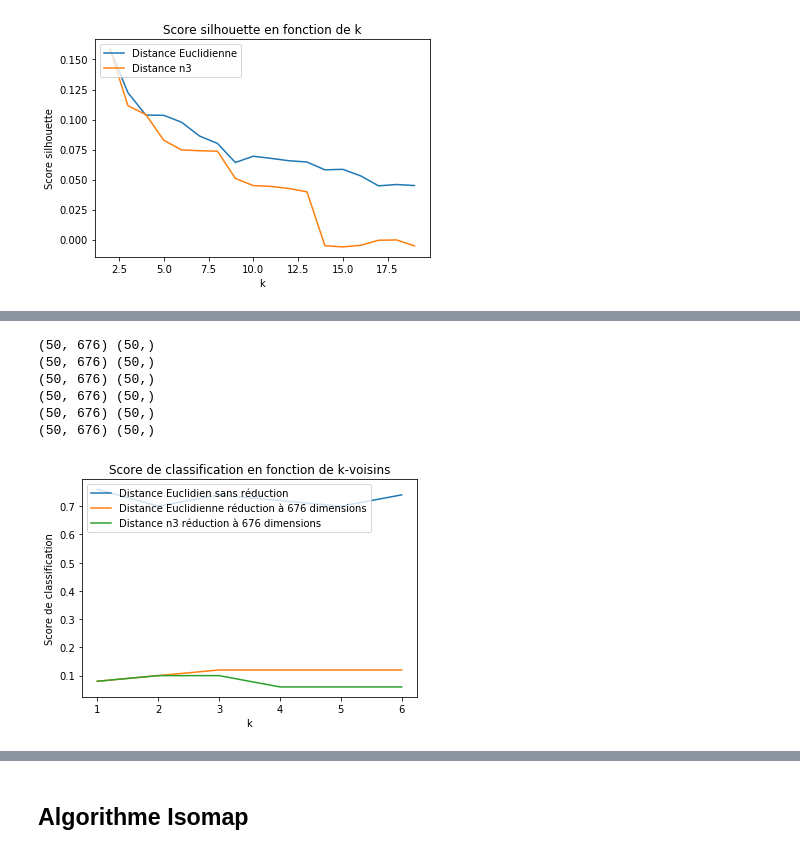
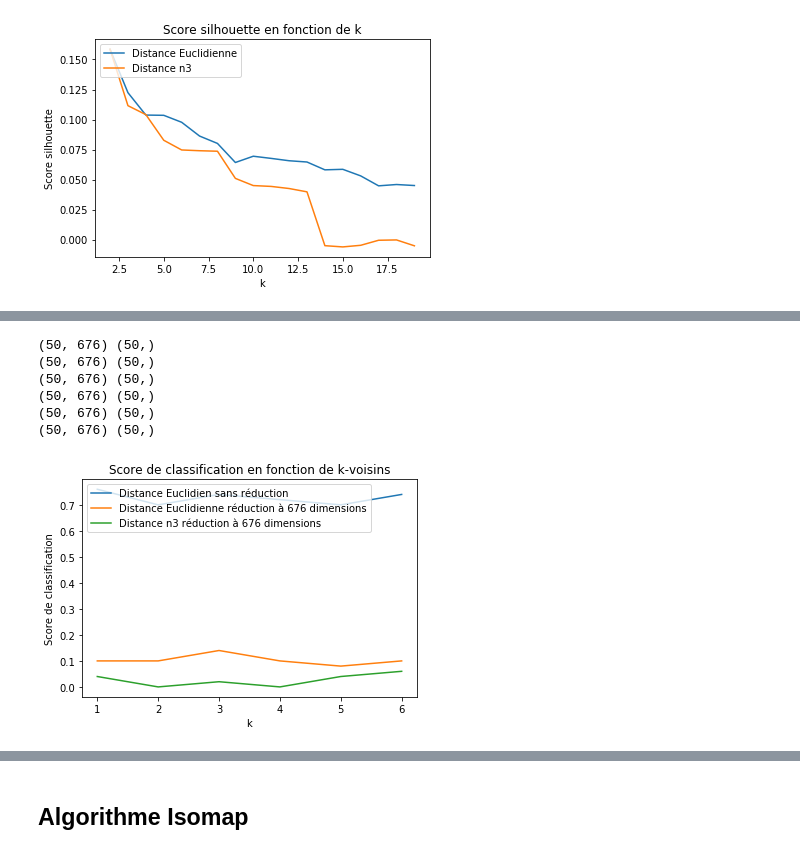
Before and after one commit to tommy127127/TP1-Sciences-des-donn-es, a Jupyter notebook: Travail 1 IFT3700.ipynb, the cells around one changed output, grey strips where cells are left out. Cells and saved outputs as stored; diff of their text form; code cells hidden in the pictures.

```diff
--- a/Travail 1 IFT3700.ipynb
+++ b/Travail 1 IFT3700.ipynb
@@ -447,6 +210,5 @@ ModuleNotFoundError: No module named 'ecopy'
 # %%
 from sklearn.manifold import MDS
-from sklearn.decomposition import PCA
 #X_transformedEuc =MDS(n_components=2,n_init=2).fit_transform(x__test)
 
 #X_transformed =MDS(n_components=2,n_init=2,dissimilarity='precomputed').fit_transform(m)
@@ -471,12 +233,12 @@ dimensions = [676]
 
 for dim in dimensions :
     # Reduction de dimension des échantillons "train"
-    x_train_reducedEuc     = pcoa(0.95).fit_transform(x__train)
+    x_train_reducedEuc     = MDS(n_components=dim,n_init=4).fit_transform(x__train)
     matrix_train = pairwise_distances(x__train, metric=metric_n3)
     x_train_reducedMetric3 = MDS(n_components=dim,n_init=4,dissimilarity='precomputed').fit_transform(matrix_train)
 
     # Reduction de dimension des échantillons "test"
-    x_test_reducedEuc     = PCA(0.95).fit_transform(x__test)
+    x_test_reducedEuc     = MDS(n_components=dim,n_init=4).fit_transform(x__test)
     matrix_test = pairwise_distances(x__test, metric=metric_n3)
     x_test_reducedMetric3 = MDS(n_components=dim,n_init=4,dissimilarity='precomputed').fit_transform(matrix_test)
 
@@ -491,32 +253,31 @@ for dim in dimensions :
         knn.fit(x__train, y__train)
         scoreNoReduction.append(knn.score(x__test, y__test))
 
 
         # Classification KNN pour Euclidien
         knn = neighbors.KNeighborsClassifier(n_neighbors=k)
         knn.fit(x_train_reducedEuc, y__train)
-        print((np.array(x_test_reducedEuc)).shape, (np.array(y__test)).shape)
         scoreEuc.append(knn.score(x_test_reducedEuc, y__test))
 
         # Classification KNN pour Metric3
         knn = neighbors.KNeighborsClassifier(n_neighbors=k)
         knn.fit(x_train_reducedMetric3, y__train)
         scoreN3.append(knn.score(x_test_reducedMetric3, y__test))
 
     # Affichage
     plt.figure()
     plt.plot(k_range, scoreNoReduction , label='Distance Euclidien sans réduction')
     plt.plot(k_range, scoreEuc, label=('Distance Euclidienne réduction à '+ str(dim) + ' dimensions'))
     plt.plot(k_range, scoreN3, label=('Distance n3 réduction à '+ str(dim) + ' dimensions'))
     plt.legend(loc='upper left')
     plt.xlabel('k')
     plt.ylabel('Score de classification')
     plt.title('Score de classification en fonction de k-voisins')
 # %% [output]
 (50, 676) (50,)
 (50, 676) (50,)
 (50, 676) (50,)
 (50, 676) (50,)
 (50, 676) (50,)
 (50, 676) (50,)
-[figure, old version]
+[figure, new version]
```
Also changed, not shown: parts of 22 cells of this notebook.
